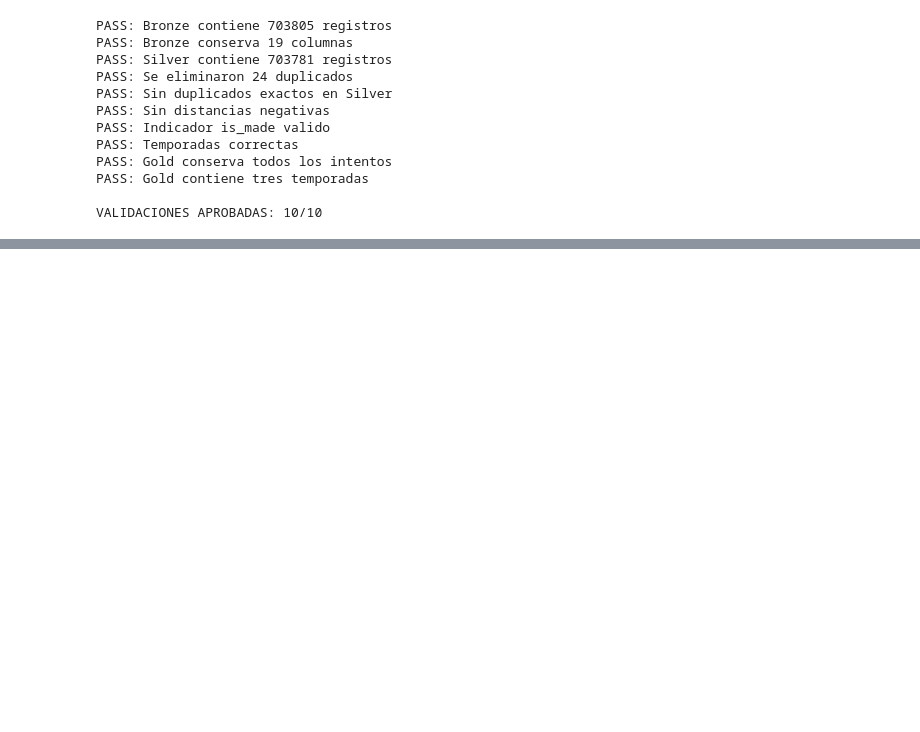
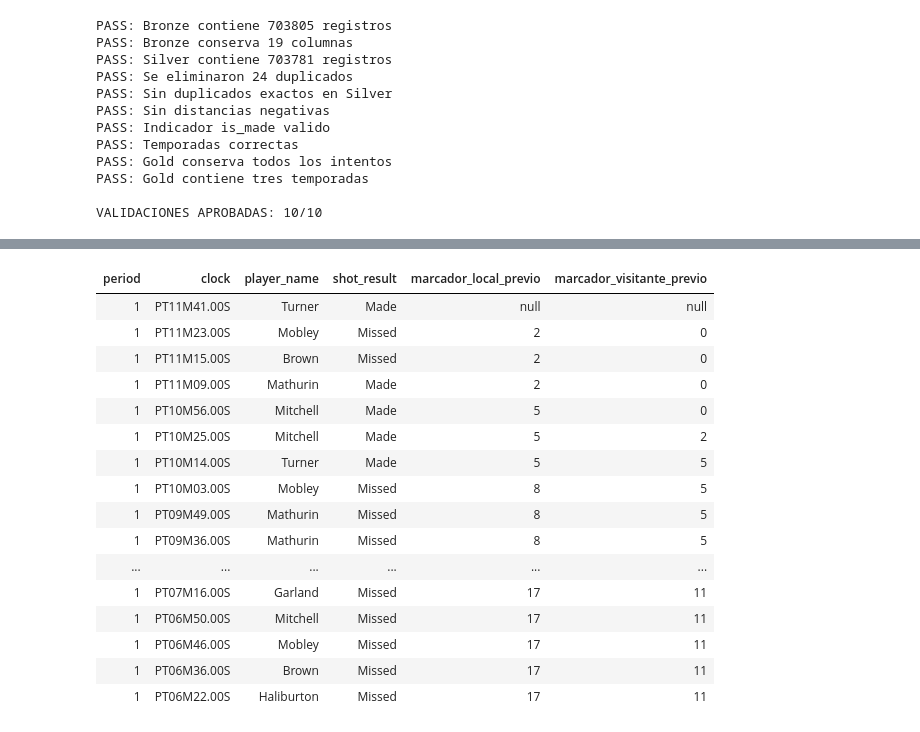
Before and after one commit to Emili-ano/NBA-SHOT-EVOLUTION, a Jupyter notebook: notebooks/NBA_SHOT_IQ_01_BRONZE_SILVER_GOLD.ipynb, the cells around one changed output, grey strips where cells are left out. Saved outputs shown, nothing was run; the diff lists cells and outputs as text; code cells hidden in the pictures; blank space fills up the shorter version.

```diff
--- a/notebooks/NBA_SHOT_IQ_01_BRONZE_SILVER_GOLD.ipynb
+++ b/notebooks/NBA_SHOT_IQ_01_BRONZE_SILVER_GOLD.ipynb
@@ -471,0 +634,75 @@ VALIDACIONES APROBADAS: 10/10
+# %%
+from pyspark.sql import functions as F
+from pyspark.sql.window import Window
+
+df = spark.table("workspace.nba_shot_iq.silver_shots")
+
+# Convertir el reloj PT11M41.00S a segundos
+df = df.withColumn(
+    "segundos_restantes",
+    F.regexp_extract("clock", r"PT(\d+)M", 1).cast("int") * 60
+    + F.regexp_extract("clock", r"(\d+(?:\.\d+)?)S", 1).cast("double")
+)
+
+# Orden cronológico dentro del partido
+ventana = (
+    Window.partitionBy("game_id")
+    .orderBy(
+        F.col("period").asc(),
+        F.col("segundos_restantes").desc()
+    )
+    .rowsBetween(Window.unboundedPreceding, -1)
+)
+
+# Último marcador registrado ANTES de cada lanzamiento
+df = (
+    df.withColumn(
+        "marcador_local_previo",
+        F.last(
+            F.col("score_home").cast("int"),
+            ignorenulls=True
+        ).over(ventana)
+    )
+    .withColumn(
+        "marcador_visitante_previo",
+        F.last(
+            F.col("score_away").cast("int"),
+            ignorenulls=True
+        ).over(ventana)
+    )
+)
+
+display(
+    df.filter(F.col("game_id") == "0022300001")
+      .select(
+          "period",
+          "clock",
+          "player_name",
+          "shot_result",
+          "marcador_local_previo",
+          "marcador_visitante_previo"
+      )
+      .orderBy(
+          F.col("period").asc(),
+          F.col("segundos_restantes").desc()
+      )
+      .limit(25)
+)
+# %% [output]
+| period | clock | player_name | shot_result | marcador_local_previo | marcador_visitante_previo |
+| 1 | PT11M41.00S | Turner | Made | null | null |
+| 1 | PT11M23.00S | Mobley | Missed | 2 | 0 |
+| 1 | PT11M15.00S | Brown | Missed | 2 | 0 |
+| 1 | PT11M09.00S | Mathurin | Made | 2 | 0 |
+| 1 | PT10M56.00S | Mitchell | Made | 5 | 0 |
+| 1 | PT10M25.00S | Mitchell | Made | 5 | 2 |
+| 1 | PT10M14.00S | Turner | Made | 5 | 5 |
+| 1 | PT10M03.00S | Mobley | Missed | 8 | 5 |
+| 1 | PT09M49.00S | Mathurin | Missed | 8 | 5 |
+| 1 | PT09M36.00S | Mathurin | Missed | 8 | 5 |
+| ... | ... | ... | ... | ... | ... |
+| 1 | PT07M16.00S | Garland | Missed | 17 | 11 |
+| 1 | PT06M50.00S | Mitchell | Missed | 17 | 11 |
+| 1 | PT06M46.00S | Mobley | Missed | 17 | 11 |
+| 1 | PT06M36.00S | Brown | Missed | 17 | 11 |
+| 1 | PT06M22.00S | Haliburton | Missed | 17 | 11 |
```
Also changed, not shown: parts of 22 cells of this notebook.
